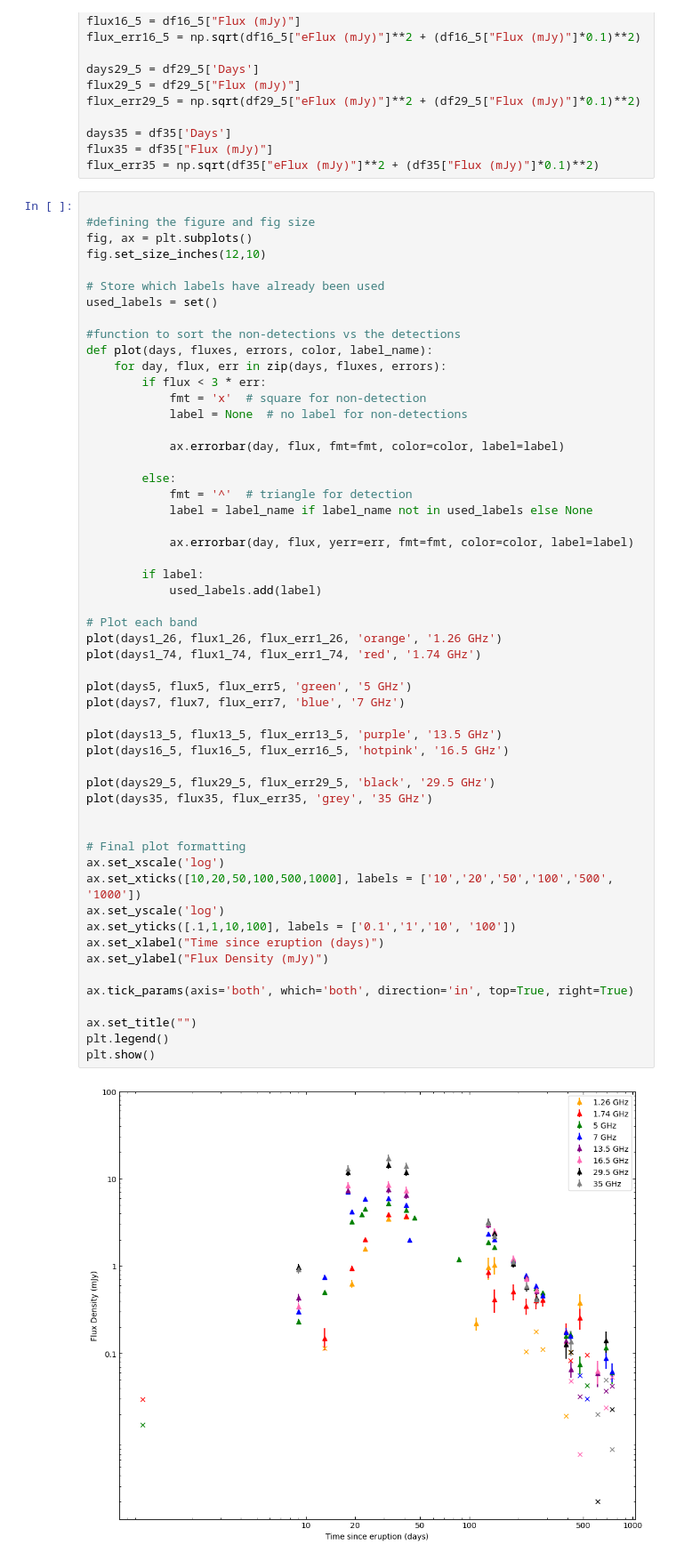
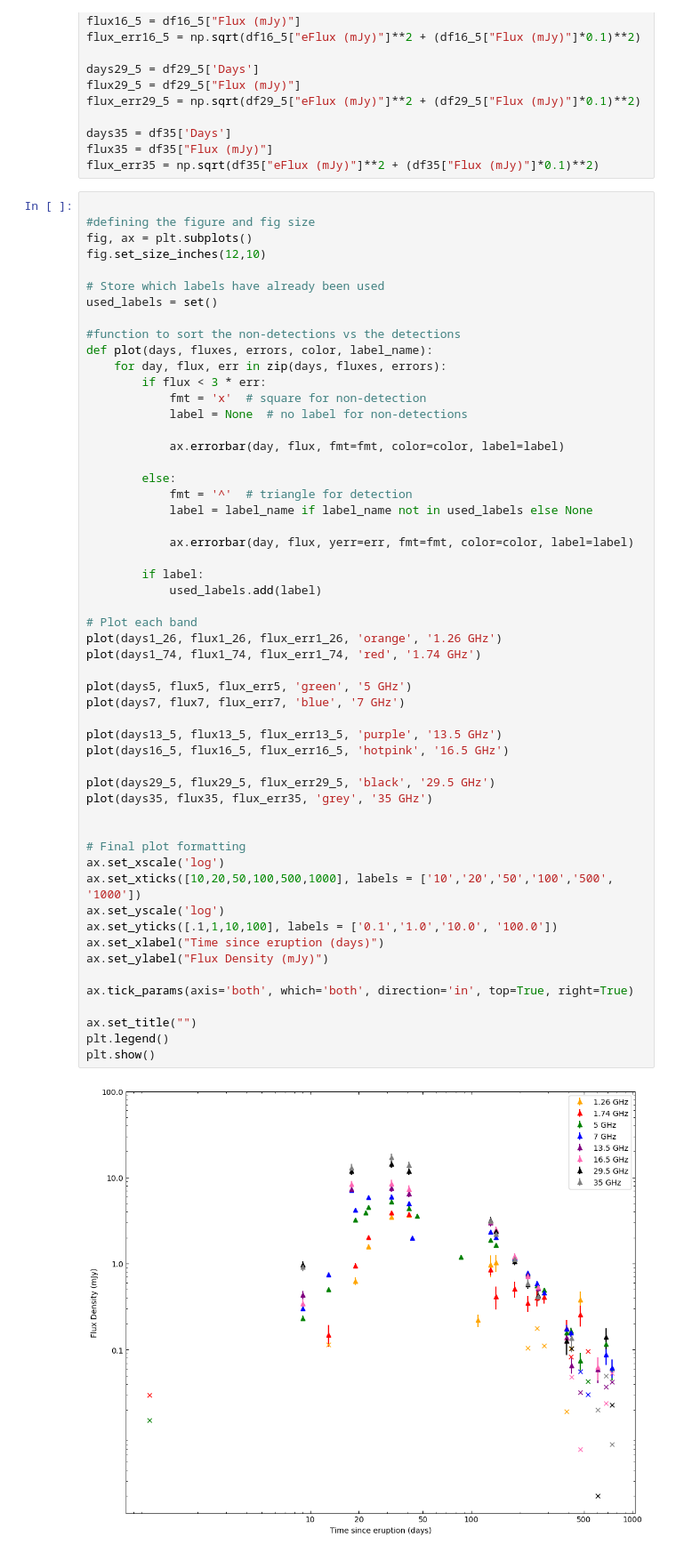
Before and after one commit to Wilhelm005/Research-Code, a Jupyter notebook: V392Per_work.ipynb, the cells around one changed output. Shown: that part at 89% size. Cells and saved outputs as stored; diff of their text form.

```diff
--- a/V392Per_work.ipynb
+++ b/V392Per_work.ipynb
@@ -420,32 +420,32 @@ def plot(days, fluxes, errors, color, label_name):
         if label:
             used_labels.add(label)
 
 # Plot each band
 plot(days1_26, flux1_26, flux_err1_26, 'orange', '1.26 GHz')
 plot(days1_74, flux1_74, flux_err1_74, 'red', '1.74 GHz')
 
 plot(days5, flux5, flux_err5, 'green', '5 GHz')
 plot(days7, flux7, flux_err7, 'blue', '7 GHz')
 
 plot(days13_5, flux13_5, flux_err13_5, 'purple', '13.5 GHz')
 plot(days16_5, flux16_5, flux_err16_5, 'hotpink', '16.5 GHz')
 
 plot(days29_5, flux29_5, flux_err29_5, 'black', '29.5 GHz')
 plot(days35, flux35, flux_err35, 'grey', '35 GHz')
 
 
 # Final plot formatting
 ax.set_xscale('log')
 ax.set_xticks([10,20,50,100,500,1000], labels = ['10','20','50','100','500', '1000'])
 ax.set_yscale('log')
-ax.set_yticks([.1,1,10,100], labels = ['0.1','1','10', '100'])
+ax.set_yticks([.1,1,10,100], labels = ['0.1','1.0','10.0', '100.0'])
 ax.set_xlabel("Time since eruption (days)")
 ax.set_ylabel("Flux Density (mJy)")
 
 ax.tick_params(axis='both', which='both', direction='in', top=True, right=True)
 
 ax.set_title("")
 plt.legend()
 plt.show()
 # %% [output]
-[figure, old version]
+[figure, new version]
```
Also changed, not shown: 4 other files.
